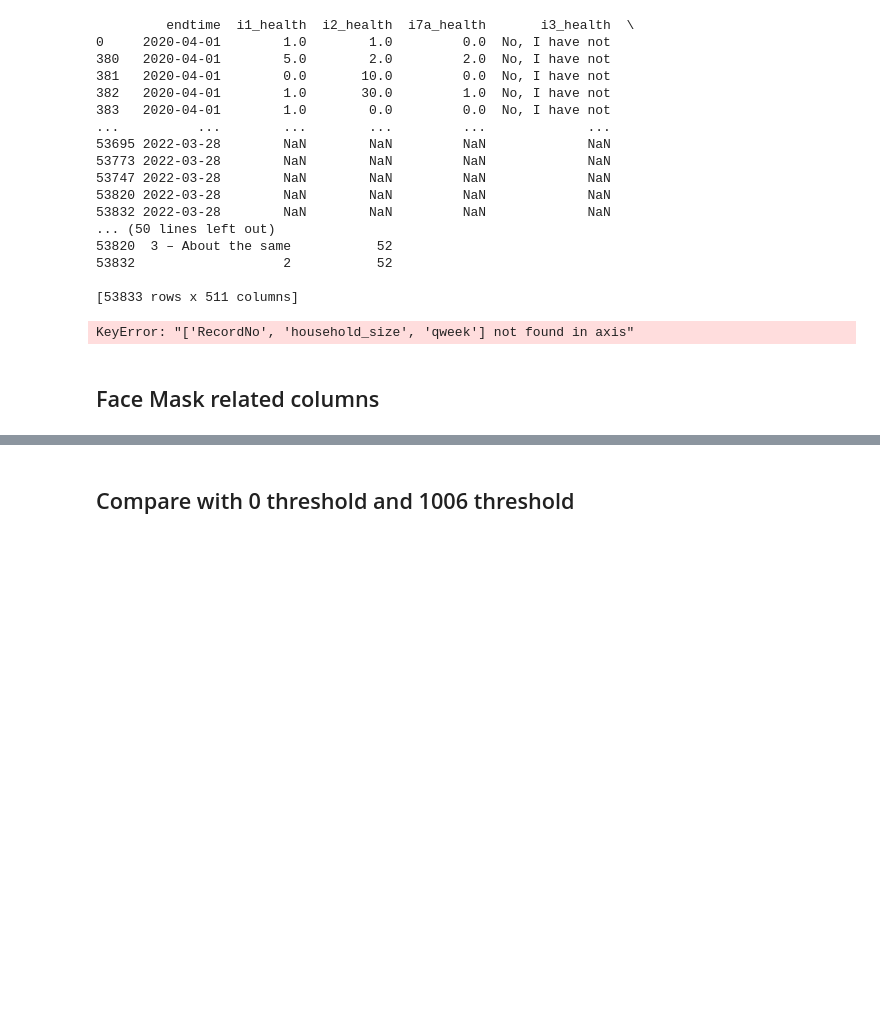
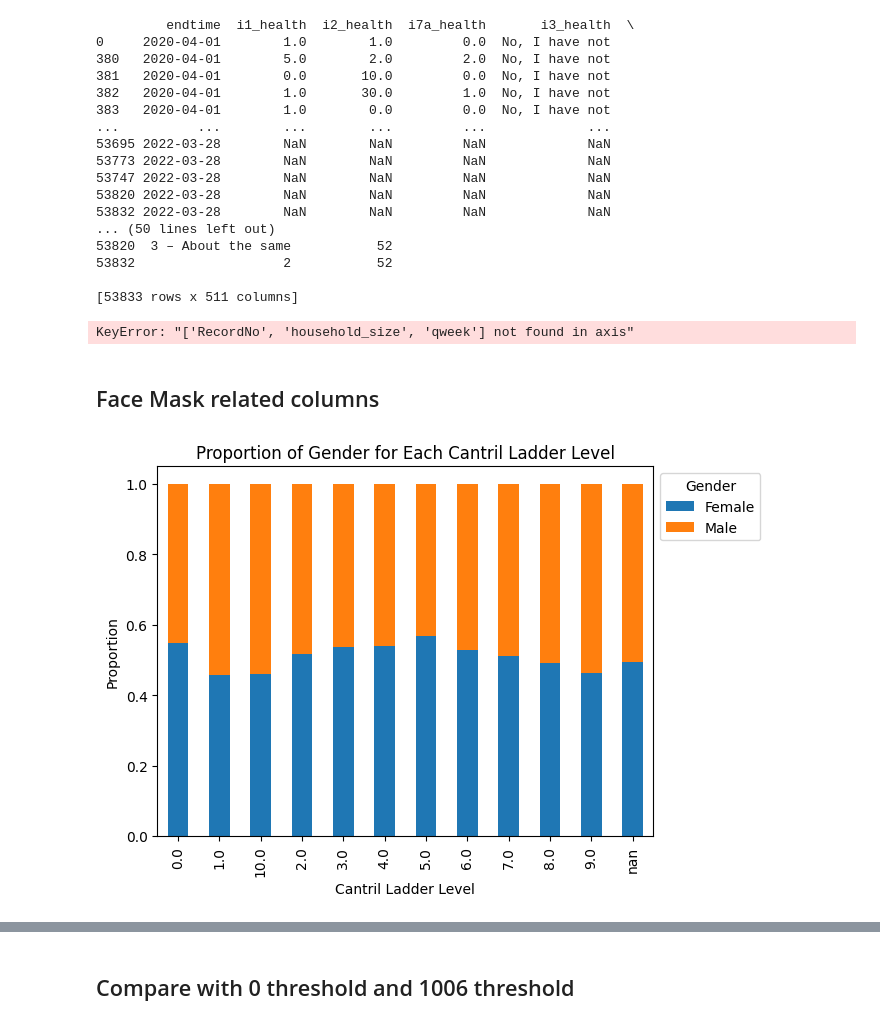
Before and after one commit to Matthew-Ryan1995/face_mask_predictors, a Jupyter notebook: help_function/explore_threshold.ipynb, the cells around one changed output, grey strips where cells are left out. Saved outputs shown, nothing was run; the diff lists cells and outputs as text; code cells hidden in the pictures; blank space fills up the shorter version.

```diff
--- a/help_function/explore_threshold.ipynb
+++ b/help_function/explore_threshold.ipynb
@@ -681,6 +681,21 @@ KeyError: "['RecordNo', 'household_size', 'qweek'] not found in axis"
 # %% [markdown]
 ## Face Mask related columns
 # %%
-print(df0[])
-print(df0[])
-print(df0[])
+df0["cantril_ladder"] = df0["cantril_ladder"].astype(str)  # Convert to string for categorical representation
+
+# Count the occurrences of each combination of cantril_ladder and gender
+counts = df0.groupby(["cantril_ladder", "gender"]).size().unstack(fill_value=0)
+
+# Calculate the proportion of each gender for each cantril_ladder level
+proportions = counts.div(counts.sum(axis=1), axis=0)
+
+# Plotting the bar chart
+proportions.plot(kind="bar", stacked=True)
+
+plt.title("Proportion of Gender for Each Cantril Ladder Level")
+plt.xlabel("Cantril Ladder Level")
+plt.ylabel("Proportion")
+plt.legend(title="Gender", bbox_to_anchor=(1, 1))
+plt.show()
+# %% [output]
+[figure, added]
```
Also changed, not shown: parts of 2 cells of this notebook, 2 other files.
